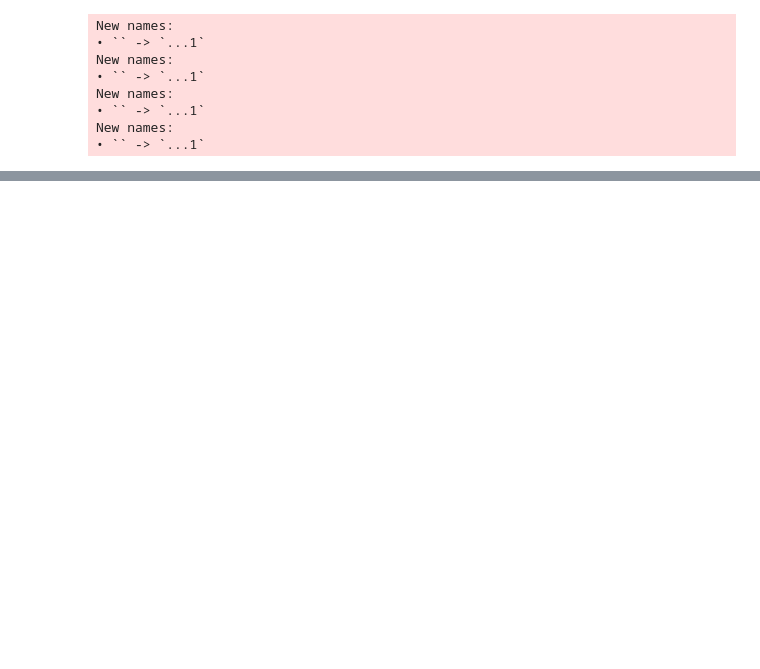
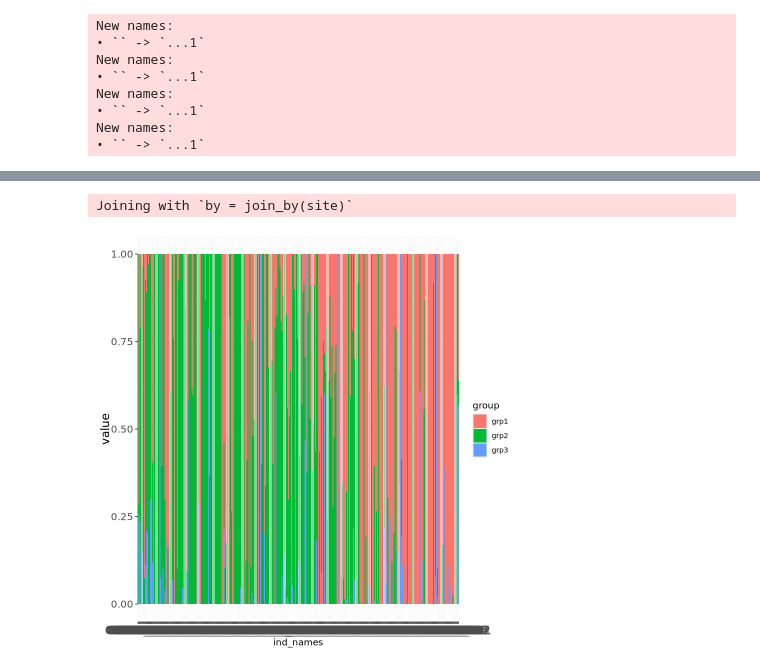
Before and after one commit to jaelynbos/Atenuis_Philippines, a Jupyter notebook: Cladocopium.ipynb, the cells around one changed output, grey strips where cells are left out. Cells and saved outputs as stored; diff of their text form; code cells hidden in the pictures; blank space fills up the shorter version.

```diff
--- a/Cladocopium.ipynb
+++ b/Cladocopium.ipynb
@@ -89,6 +111,6 @@ table(admix_tab$Acropora_taxa)
 admix_tab<-admix_tab[order(admix_tab$Acropora_taxa),]
 # %%
 #Move data to long format for graphing because ggplot secretly wants to be Microsoft Excel
-admix_long<-pivot_longer(admix_tab,cols=c('grp1','grp2','grp3','grp4','grp5'),names_to='group')
+admix_long<-pivot_longer(admix_tab,cols=c('grp1','grp2','grp3'),names_to='group')
 # %%
 #Import eigenvectors and eigenvalues previously created with Plink2
@@ -120,0 +147,9 @@ taxa_colors <- c("Taxa1" = "#440154FF","Taxa2" = "#31688EFF","Taxa3" = "#35B779F
+# %%
+#Create ADMIXTURE table sorted by latitude
+admix_long$ind_names<-as.character(admix_long$ind_names)
+admix_long$site<-unlist(lapply(strsplit(admix_long$ind_names,"_"), head, 1))
+admix_lat<-left_join(admix_long,locs)
+admix_lat<-admix_lat[order(admix_lat$lat), ]
+admix_lat$ind_names <- factor(admix_lat$ind_names, levels = unique(admix_lat$ind_names))
+# %% [output]
+Joining with `by = join_by(site)`
@@ -121,3 +162,14 @@ taxa_colors <- c("Taxa1" = "#440154FF","Taxa2" = "#31688EFF","Taxa3" = "#35B779F
+# %%
+#Check ADMIXTURE plot sorted by latitude
+adplot_lat <- ggplot(aes(x = ind_names, y = value, fill = group), data = admix_lat) +
+  geom_col(position = position_fill()) +
+  theme(plot.title = element_text(size = 18),
+        axis.title.y = element_text(size = 14),
+        axis.text.x = element_text(size = 14),
+        axis.text.y = element_text(size = 12))
+show(adplot_lat)
+# %% [output]
+[figure, added]
 # %%
 #Make combined PCA and ADMIXTURE plot
 p1 <- ggplot(eigenvec, aes(x=PC1, y=PC2, color=Taxon)) +
```
Also changed, not shown: parts of 41 cells of this notebook.
